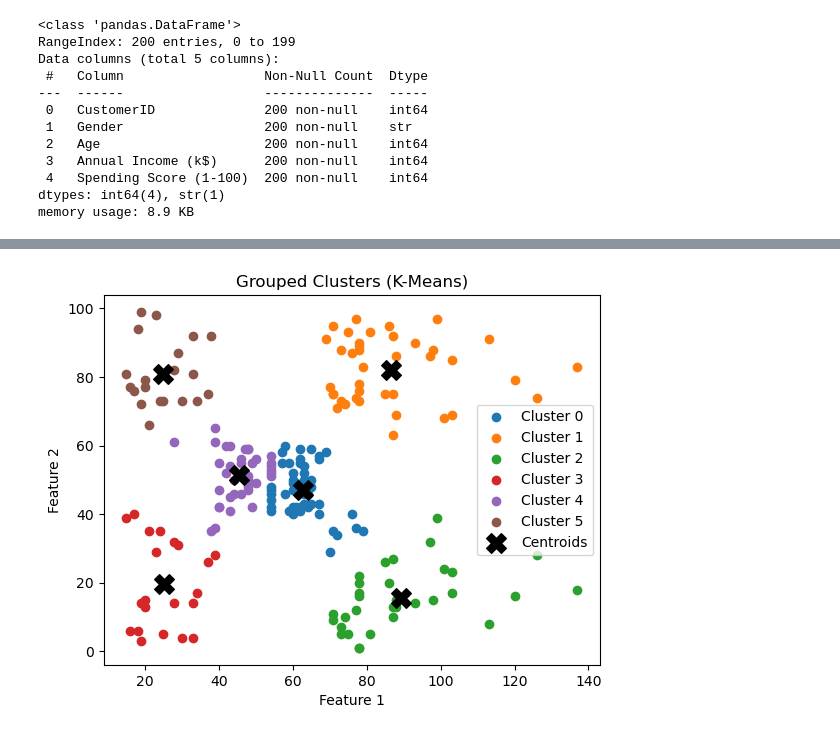
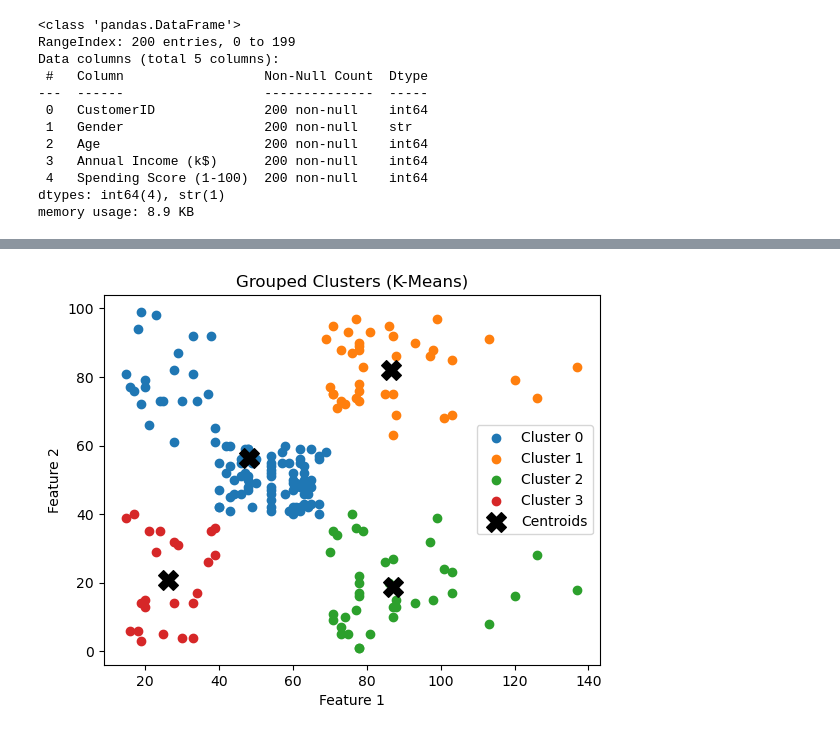
Before and after one commit to iamalok73/DA-29-Classes-Machine-Learning, a Jupyter notebook: K-Means_clustring.ipynb, the cells around one changed output, grey strips where cells are left out. Cells and saved outputs as stored; diff of their text form; code cells hidden in the pictures.

```diff
--- a/K-Means_clustring.ipynb
+++ b/K-Means_clustring.ipynb
@@ -38,0 +39,15 @@ from sklearn.cluster import KMeans
+# %%
+# Set the number of clusters (k)
+k = 3
+
+# Initialize the K - Means model
+kmeans = KMeans(n_clusters=k ,random_state=0)
+
+# Fit the model to the data
+kmeans.fit(X)
+
+# Get the cluster labels for each data point
+labels = kmeans.labels_
+
+# Get the centroids of the clusters
+centroids = kmeans.cluster_centers_
@@ -38,0 +64,9 @@ from sklearn.cluster import KMeans
+# %%
+from sklearn.preprocessing import StandardScaler
+
+scaler = StandardScaler()
+scaled_data = scaler.fit_transform(X)
+
+# Now fit K - Means on the scaled data
+kmeans_scaled = KMeans(n_clusters=k, random_state=0)
+kmeans_scaled.fit(scaled_data)
@@ -38,0 +75,12 @@ from sklearn.cluster import KMeans
+# %%
+wcss = []
+for i in range(1, 11):
+    kmeans = KMeans(n_clusters=i, random_state=0)
+    kmeans.fit(scaled_data)
+    wcss.append(kmeans.inertia_)
+
+plt.plot(range(1, 11), wcss)
+plt.title('Elbow Method')
+plt.xlabel('Number of clusters (k)')
+plt.ylabel('WCSS')
+plt.show()
@@ -39,26 +89,26 @@ from sklearn.cluster import KMeans
 # %%
 from sklearn.cluster import KMeans
 import matplotlib.pyplot as plt
 
 # Fit KMeans
-kmeans = KMeans(n_clusters=6, random_state=0)
+kmeans = KMeans(n_clusters=4, random_state=0)
 y_kmeans = kmeans.fit_predict(X)
 
 # Plot each cluster as a separate group
-for i in range(6):  # ✅ now shows 4 clusters
+for i in range(4):  # ✅ now shows 4 clusters
     plt.scatter(X[y_kmeans == i, 0],
                 X[y_kmeans == i, 1],
                 label=f'Cluster {i}')
 
 # Plot centroids
 plt.scatter(kmeans.cluster_centers_[:, 0],
             kmeans.cluster_centers_[:, 1],
             s=200, c='black', marker='X', label='Centroids')
 
 plt.title("Grouped Clusters (K-Means)")
 plt.xlabel("Feature 1")
 plt.ylabel("Feature 2")
 plt.legend()
 plt.show()
 # %% [output]
-[figure, old version]
+[figure, new version]
```
Also changed, not shown: parts of 7 cells of this notebook.
